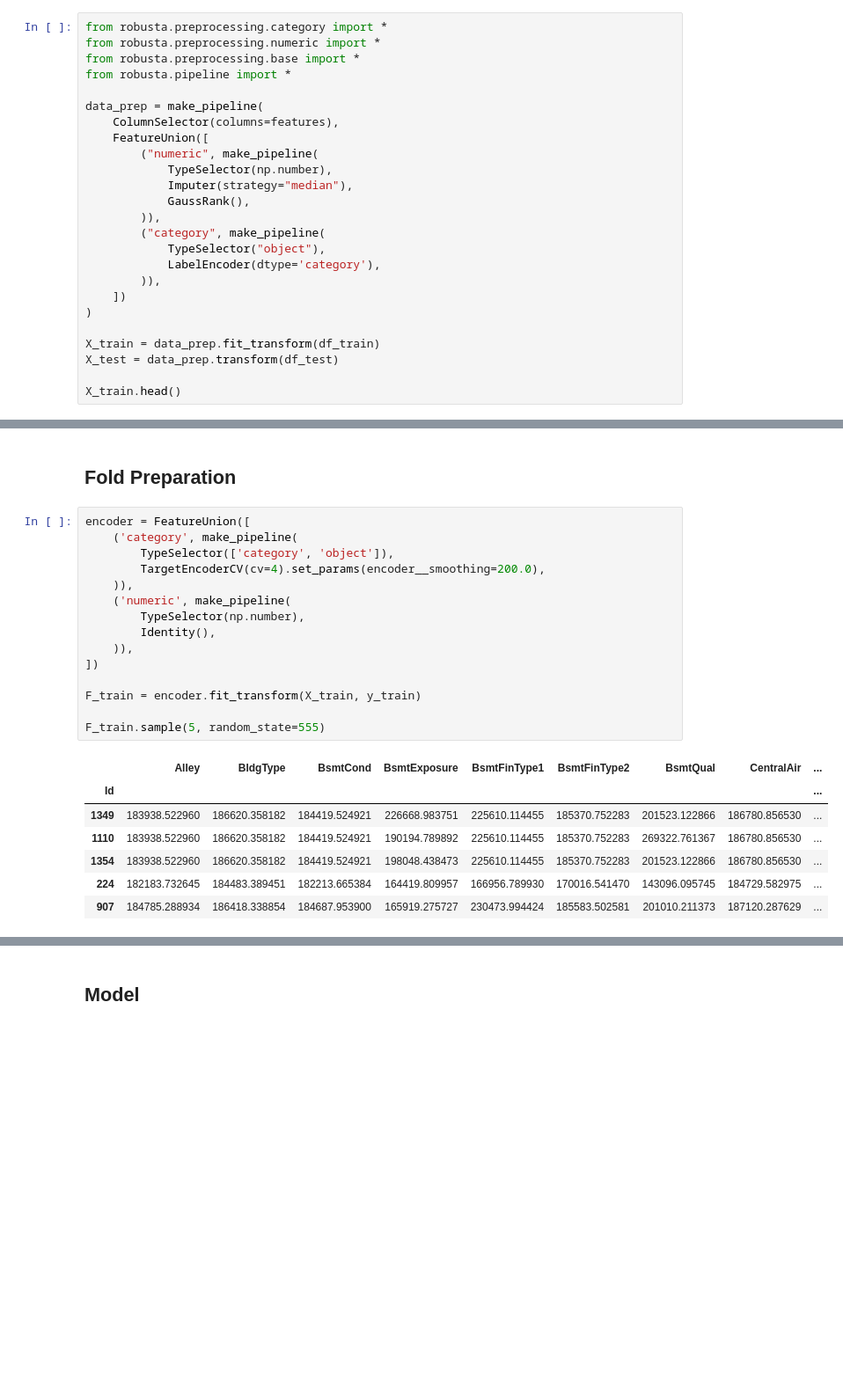
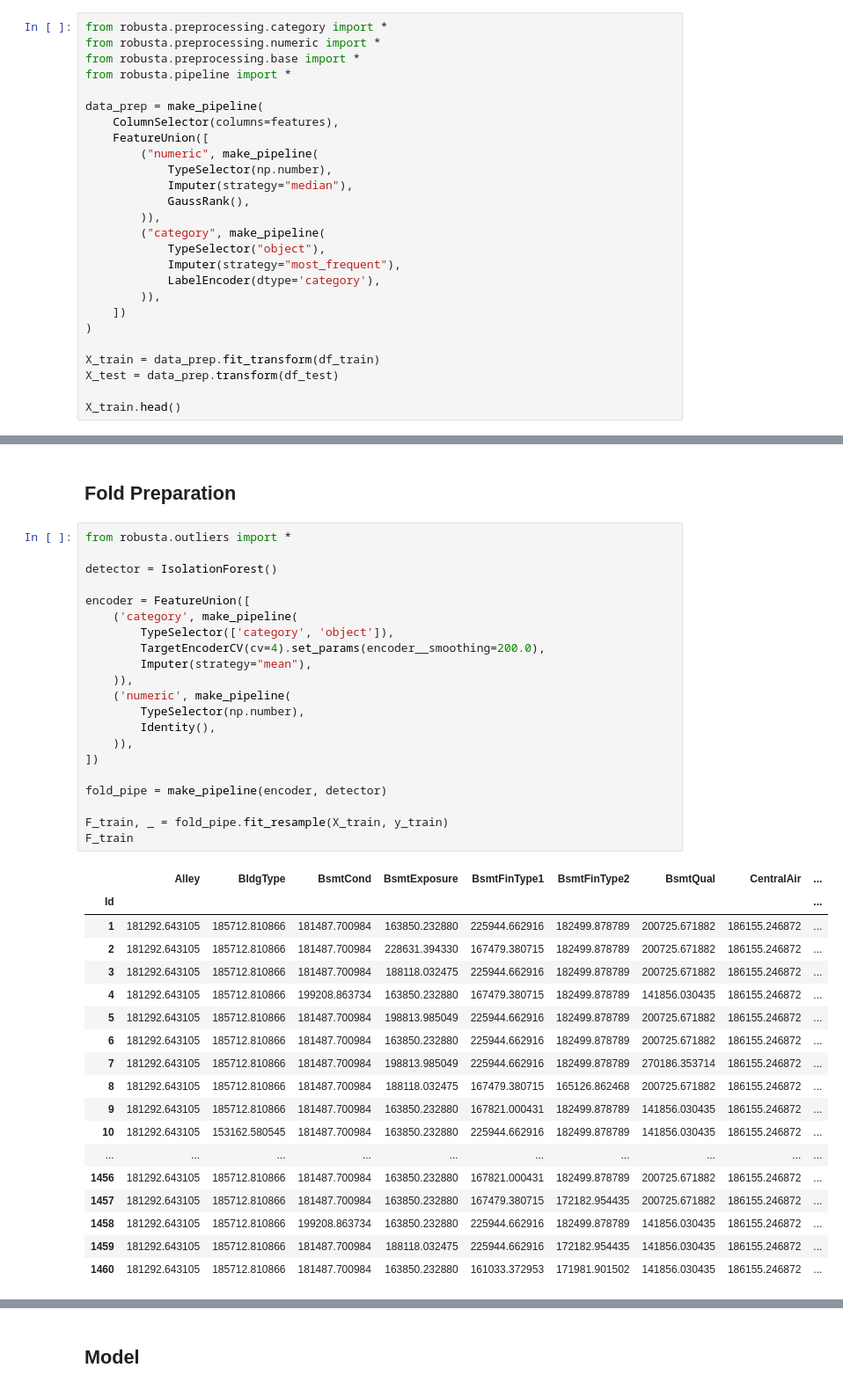
Before and after one commit to SimulatorML/Robusta, a Jupyter notebook: examples/house/0 baseline.ipynb, the cells around one changed output, grey strips where cells are left out. Shown at 88% size. Saved outputs shown, nothing was run; the diff lists cells and outputs as text; blank space fills up the shorter version.

Commit message:
Outlier Detector

```diff
--- a/examples/house/0 baseline.ipynb
+++ b/examples/house/0 baseline.ipynb
@@ -61,6 +61,7 @@ data_prep = make_pipeline(
         )),
         ("category", make_pipeline(
             TypeSelector("object"),
+            Imputer(strategy="most_frequent"),
             LabelEncoder(dtype='category'),
         )),
     ])
@@ -82,25 +83,42 @@ X_train.head()
 # %% [markdown]
 ## Fold Preparation
 # %%
+from robusta.outliers import *
+
+detector = IsolationForest()
+
 encoder = FeatureUnion([
     ('category', make_pipeline(
         TypeSelector(['category', 'object']),
         TargetEncoderCV(cv=4).set_params(encoder__smoothing=200.0),
+        Imputer(strategy="mean"),
     )),
     ('numeric', make_pipeline(
         TypeSelector(np.number),
         Identity(),
     )),
 ])
 
-F_train = encoder.fit_transform(X_train, y_train)
+fold_pipe = make_pipeline(encoder, detector)
 
-F_train.sample(5, random_state=555)
+F_train, _ = fold_pipe.fit_resample(X_train, y_train)
+F_train
 # %% [output]
 |  | Alley | BldgType | BsmtCond | BsmtExposure | BsmtFinType1 | BsmtFinType2 | BsmtQual | CentralAir | ... |
 | Id |  |  |  |  |  |  |  |  | ... |
-| 1349 | 183938.522960 | 186620.358182 | 184419.524921 | 226668.983751 | 225610.114455 | 185370.752283 | 201523.122866 | 186780.856530 | ... |
-| 1110 | 183938.522960 | 186620.358182 | 184419.524921 | 190194.789892 | 225610.114455 | 185370.752283 | 269322.761367 | 186780.856530 | ... |
-| 1354 | 183938.522960 | 186620.358182 | 184419.524921 | 198048.438473 | 225610.114455 | 185370.752283 | 201523.122866 | 186780.856530 | ... |
-| 224 | 182183.732645 | 184483.389451 | 182213.665384 | 164419.809957 | 166956.789930 | 170016.541470 | 143096.095745 | 184729.582975 | ... |
-| 907 | 184785.288934 | 186418.338854 | 184687.953900 | 165919.275727 | 230473.994424 | 185583.502581 | 201010.211373 | 187120.287629 | ... |
+| 1 | 181292.643105 | 185712.810866 | 181487.700984 | 163850.232880 | 225944.662916 | 182499.878789 | 200725.671882 | 186155.246872 | ... |
+| 2 | 181292.643105 | 185712.810866 | 181487.700984 | 228631.394330 | 167479.380715 | 182499.878789 | 200725.671882 | 186155.246872 | ... |
+| 3 | 181292.643105 | 185712.810866 | 181487.700984 | 188118.032475 | 225944.662916 | 182499.878789 | 200725.671882 | 186155.246872 | ... |
+| 4 | 181292.643105 | 185712.810866 | 199208.863734 | 163850.232880 | 167479.380715 | 182499.878789 | 141856.030435 | 186155.246872 | ... |
+| 5 | 181292.643105 | 185712.810866 | 181487.700984 | 198813.985049 | 225944.662916 | 182499.878789 | 200725.671882 | 186155.246872 | ... |
+| 6 | 181292.643105 | 185712.810866 | 181487.700984 | 163850.232880 | 225944.662916 | 182499.878789 | 200725.671882 | 186155.246872 | ... |
+| 7 | 181292.643105 | 185712.810866 | 181487.700984 | 198813.985049 | 225944.662916 | 182499.878789 | 270186.353714 | 186155.246872 | ... |
+| 8 | 181292.643105 | 185712.810866 | 181487.700984 | 188118.032475 | 167479.380715 | 165126.862468 | 200725.671882 | 186155.246872 | ... |
+| 9 | 181292.643105 | 185712.810866 | 181487.700984 | 163850.232880 | 167821.000431 | 182499.878789 | 141856.030435 | 186155.246872 | ... |
+| 10 | 181292.643105 | 153162.580545 | 181487.700984 | 163850.232880 | 225944.662916 | 182499.878789 | 141856.030435 | 186155.246872 | ... |
+| ... | ... | ... | ... | ... | ... | ... | ... | ... | ... |
+| 1456 | 181292.643105 | 185712.810866 | 181487.700984 | 163850.232880 | 167821.000431 | 182499.878789 | 200725.671882 | 186155.246872 | ... |
+| 1457 | 181292.643105 | 185712.810866 | 181487.700984 | 163850.232880 | 167479.380715 | 172182.954435 | 200725.671882 | 186155.246872 | ... |
+| 1458 | 181292.643105 | 185712.810866 | 199208.863734 | 163850.232880 | 225944.662916 | 182499.878789 | 141856.030435 | 186155.246872 | ... |
+| 1459 | 181292.643105 | 185712.810866 | 181487.700984 | 188118.032475 | 225944.662916 | 172182.954435 | 141856.030435 | 186155.246872 | ... |
+| 1460 | 181292.643105 | 185712.810866 | 181487.700984 | 163850.232880 | 161033.372953 | 171981.901502 | 141856.030435 | 186155.246872 | ... |
```
Also changed, not shown: parts of 6 cells of this notebook, 10 other files.
